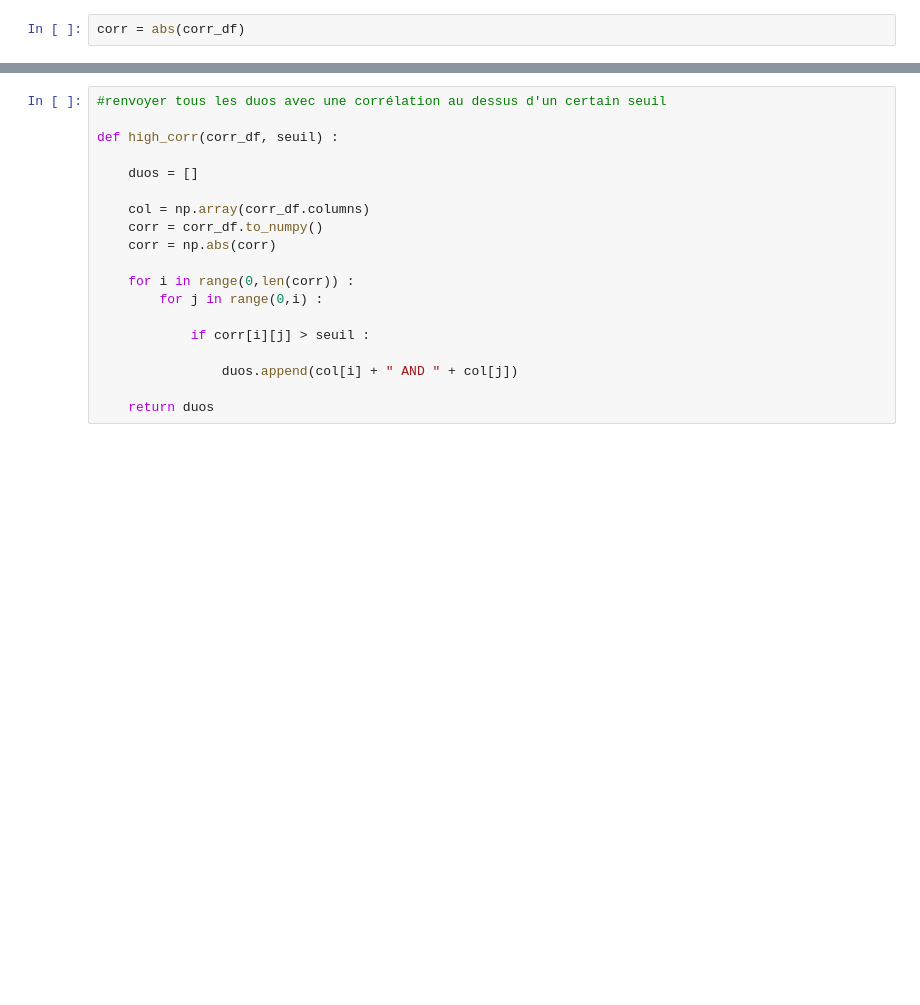
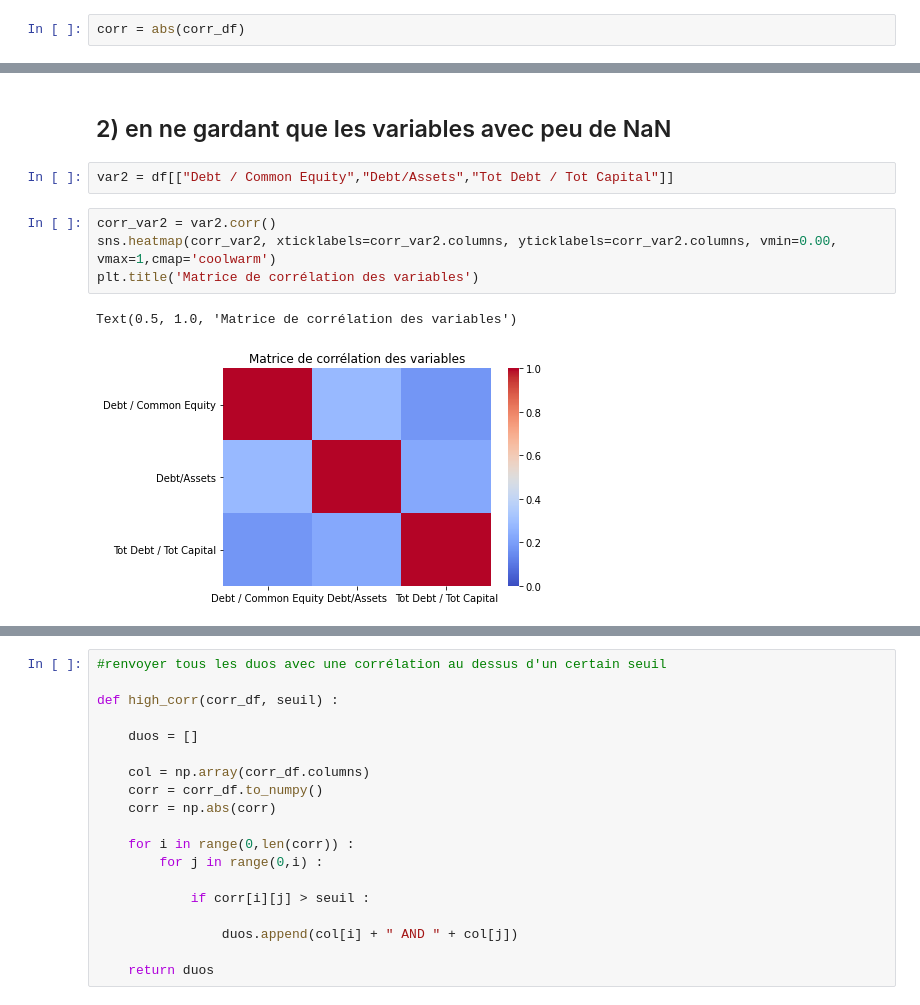
Before and after one commit to Rxzh/PD, a Jupyter notebook: Choix des variables explicatives.ipynb, the cells around one changed output, grey strips where cells are left out. Cells and saved outputs as stored; diff of their text form; blank space fills up the shorter version.

```diff
--- a/Choix des variables explicatives.ipynb
+++ b/Choix des variables explicatives.ipynb
@@ -95,0 +337,11 @@ corr_df
+# %% [markdown]
+## 2) en ne gardant que les variables avec peu de NaN
+# %%
+var2 = df[["Debt / Common Equity","Debt/Assets","Tot Debt / Tot Capital"]]
+# %%
+corr_var2 = var2.corr()
+sns.heatmap(corr_var2, xticklabels=corr_var2.columns, yticklabels=corr_var2.columns, vmin=0.00, vmax=1,cmap='coolwarm')
+plt.title('Matrice de corrélation des variables')
+# %% [output]
+Text(0.5, 1.0, 'Matrice de corrélation des variables')
+[figure, added]
```
Also changed, not shown: parts of 72 cells of this notebook.
